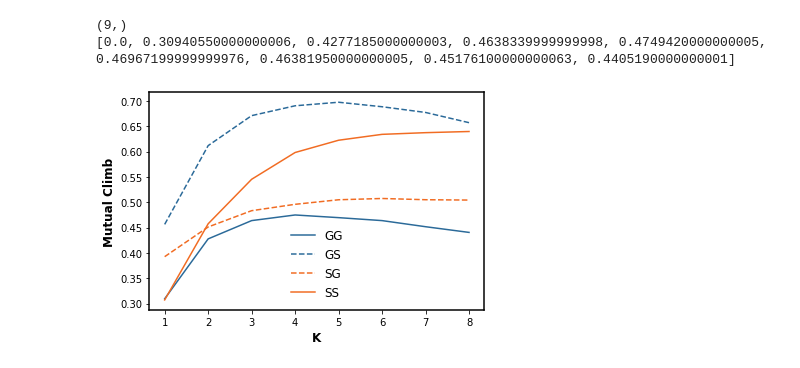
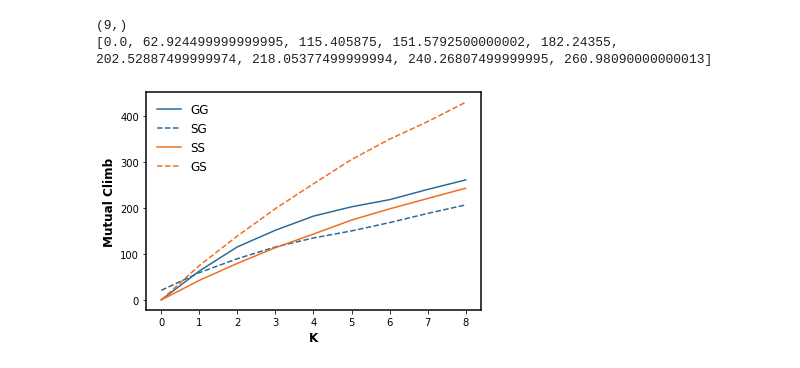
Before and after one commit to baldFemale/OpenInnovationFramework, a Jupyter notebook: Mechanism/Discrete_MutualClimb_with_Fitness/Evaluator.ipynb, the cells around one changed output. Drawn from its saved outputs; the diff is of its cells as text; code cells hidden in the pictures.

```diff
--- a/Mechanism/Discrete_MutualClimb_with_Fitness/Evaluator.ipynb
+++ b/Mechanism/Discrete_MutualClimb_with_Fitness/Evaluator.ipynb
@@ -41,7 +41,7 @@ color_pairs = [[shallow_purple, deep_purple],  [shallow_green, deep_green],
                [shallow_grey, deep_grey]]
 morandi_colors = [morandi_blue, morandi_green, morandi_yellow, morandi_orange, morandi_pink, morandi_red, morandi_purple]
 # %%
-data_folder = r"E:\data\gst-0815-23\Mechanism\Discrete_MutualClimb_3"
+data_folder = r"E:\data\gst-0815-23\Mechanism\Discrete_MutualClimb_with_Fitness"
 gg_climb_file = data_folder + r"\gg_mutual_climb_across_K"
 gs_climb_file = data_folder + r"\gs_mutual_climb_across_K"
 ss_climb_file = data_folder + r"\ss_mutual_climb_across_K"
@@ -59,26 +59,31 @@ print(np.array(gg_climb).shape)
 print(gg_climb)
 # %% [output]
 (9,)
-[0.0, 0.30940550000000006, 0.4277185000000003, 0.4638339999999998, 0.4749420000000005, 0.46967199999999976, 0.46381950000000005, 0.45176100000000063, 0.4405190000000001]
+[0.0, 62.924499999999995, 115.405875, 151.5792500000002, 182.24355, 202.52887499999974, 218.05377499999994, 240.26807499999995, 260.98090000000013]
 # %%
 # GST Fitness
-x = range(1, 9)
+x = range(len(gg_climb))
 fig, ax = plt.subplots()
 ax.spines["left"].set_linewidth(1.5)
 ax.spines["right"].set_linewidth(1.5)
 ax.spines["top"].set_linewidth(1.5)
 ax.spines["bottom"].set_linewidth(1.5)
-plt.plot(x, gg_climb[1:], "-", label="GG", color=nature_blue)
-plt.plot(x, gs_climb[1:], "--", label="GS", color=nature_blue)
+plt.plot(x, gg_climb, "-", label="GG", color=nature_blue)
+plt.plot(x, sg_climb, "--", label="SG", color=nature_blue)
 
-plt.plot(x, sg_climb[1:], "--", label="SG", color=nature_orange)
-plt.plot(x, ss_climb[1:], "-", label="SS", color=nature_orange)
+plt.plot(x, ss_climb, "-", label="SS", color=nature_orange)
+plt.plot(x, gs_climb, "--", label="GS", color=nature_orange)
+
+# The solid line is for homogeneous components, so basically it is consistent with the independent perspective (without fitness and only by chance)
+# However, when they are exposed to difference resource. They behave in totally different directions
+# For S: S gains more when it searches upon the established solution from G
+# For G: G gains less when it searches upon the established solutions from S. In other words, G also cannot get rid of the partial attractiveness established by S
 
 plt.xlabel('K', fontweight='bold', fontsize=12)
 plt.ylabel('Mutual Climb', fontweight='bold', fontsize=12)
 plt.xticks(x)
 plt.legend(frameon=False, ncol=1, fontsize=12)
 plt.savefig(data_folder + r"\mutual_climb.png", transparent=True, dpi=300)
 plt.show()
 # %% [output]
-[figure, old version]
+[figure, new version]
```
Also changed, not shown: 3 other files.
